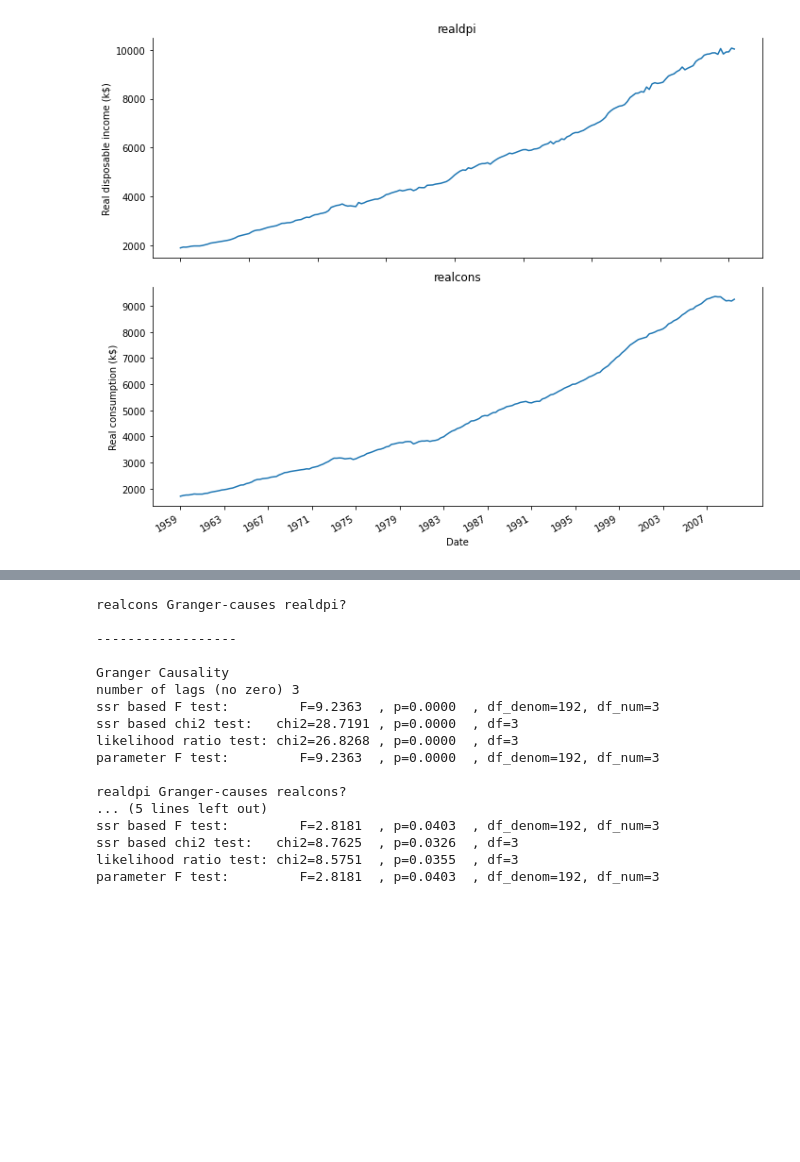
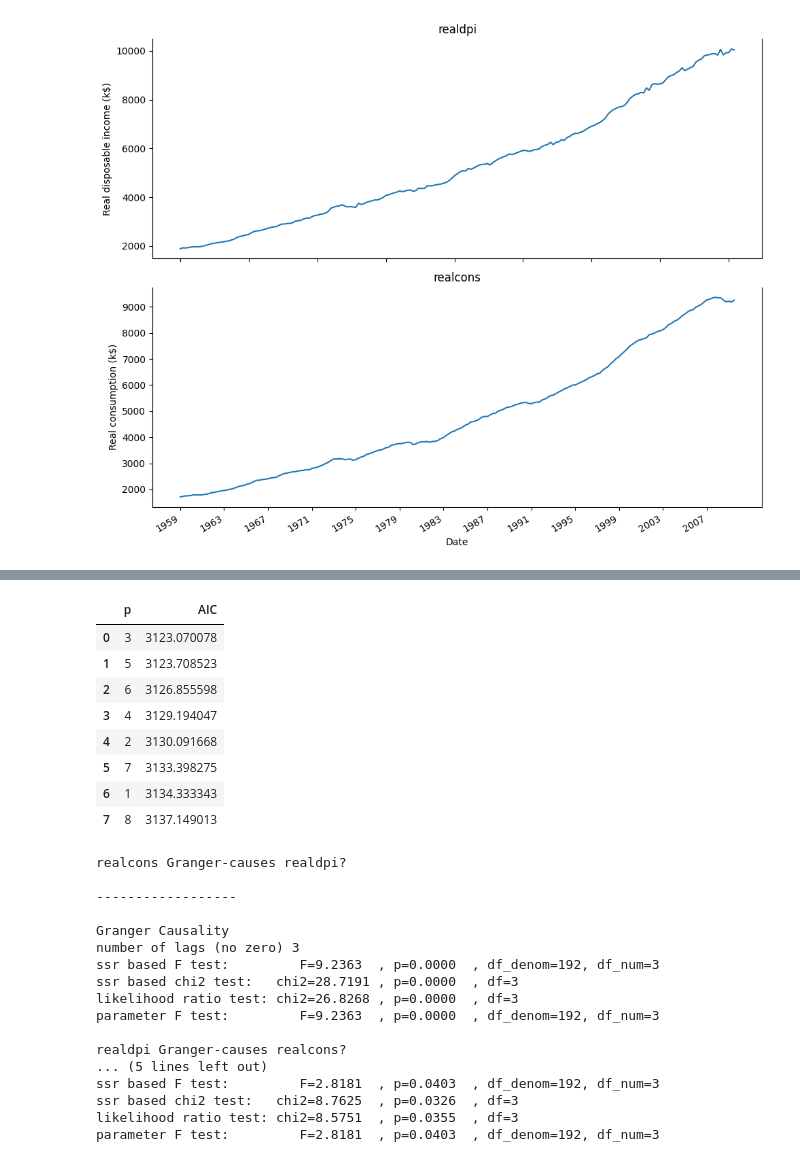
Before and after one commit to waelrash1/forecastingmodelsPY, a Jupyter notebook: CH10/CH10.ipynb, the cells around one changed output, grey strips where cells are left out. Drawn from its saved outputs; the diff is of its cells as text; code cells hidden in the pictures; blank space fills up the shorter version.

```diff
--- a/CH10/CH10.ipynb
+++ b/CH10/CH10.ipynb
@@ -111,13 +225,13 @@ from typing import Union
 from tqdm import tqdm_notebook
 from statsmodels.tsa.statespace.varmax import VARMAX
 
-def optimize_VAR(endog: Union[pd.Series, list]) -> pd.DataFrame:
+def optimize_VAR(train) -> pd.DataFrame:
 
     results = []
 
-    for i in tqdm_notebook(range(15)):
+    for i in tqdm_notebook(range(9)):
         try:
-            model = VARMAX(endog, order=(i, 0)).fit(dips=False)
+            model = VARMAX(train, order=(i, 0), verbose=False).fit(dips=False)
         except:
             continue
 
@@ -159,3 +360,15 @@ result_df
+# %%
+result_df
+# %% [output]
+|  | p | AIC |
+| 0 | 3 | 3123.070078 |
+| 1 | 5 | 3123.708523 |
+| 2 | 6 | 3126.855598 |
+| 3 | 4 | 3129.194047 |
+| 4 | 2 | 3130.091668 |
+| 5 | 7 | 3133.398275 |
+| 6 | 1 | 3134.333343 |
+| 7 | 8 | 3137.149013 |
 # %%
 print('realcons Granger-causes realdpi?\n')
 print('------------------')
```
Also changed, not shown: parts of 17 cells of this notebook, 3 other files.
